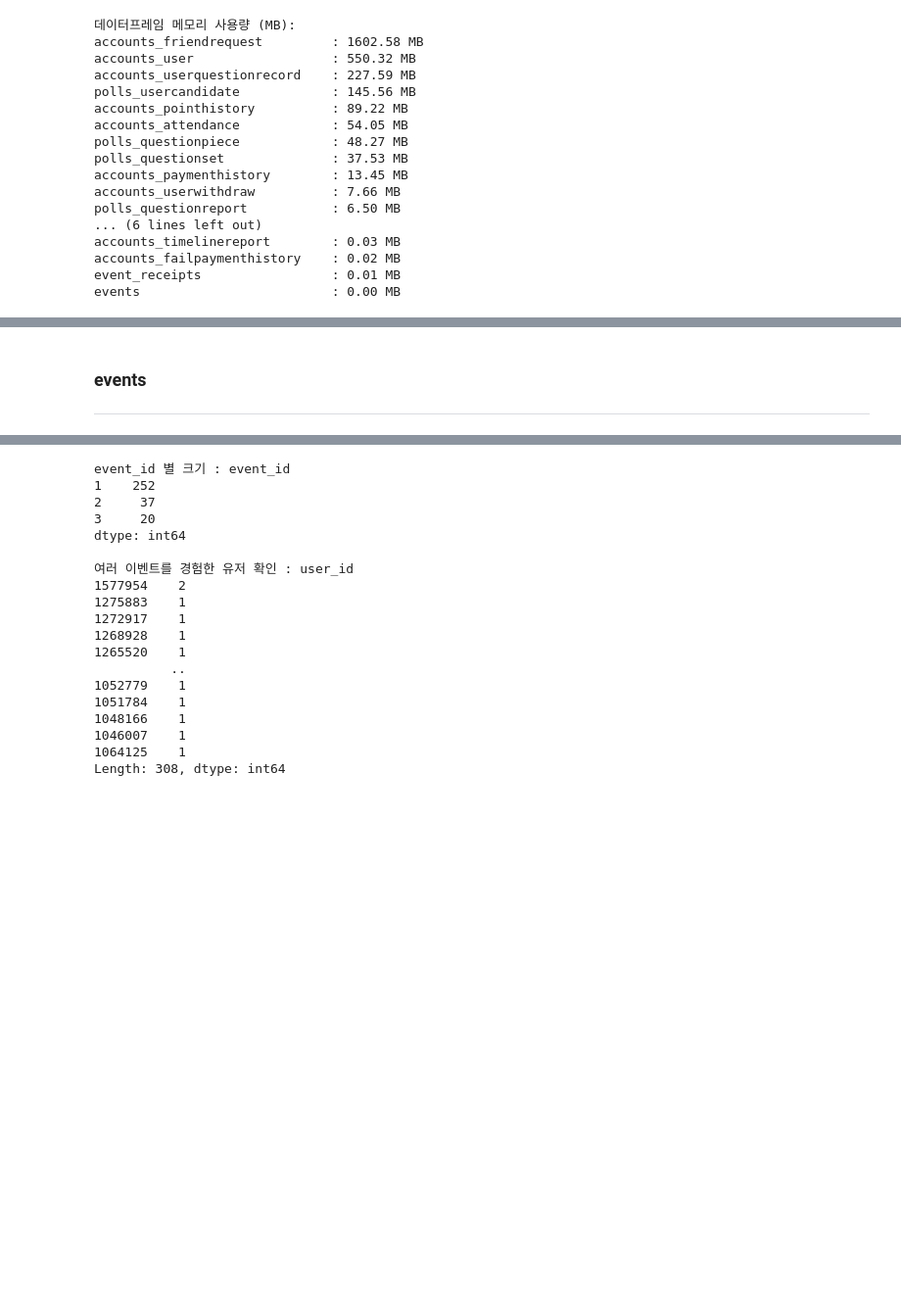
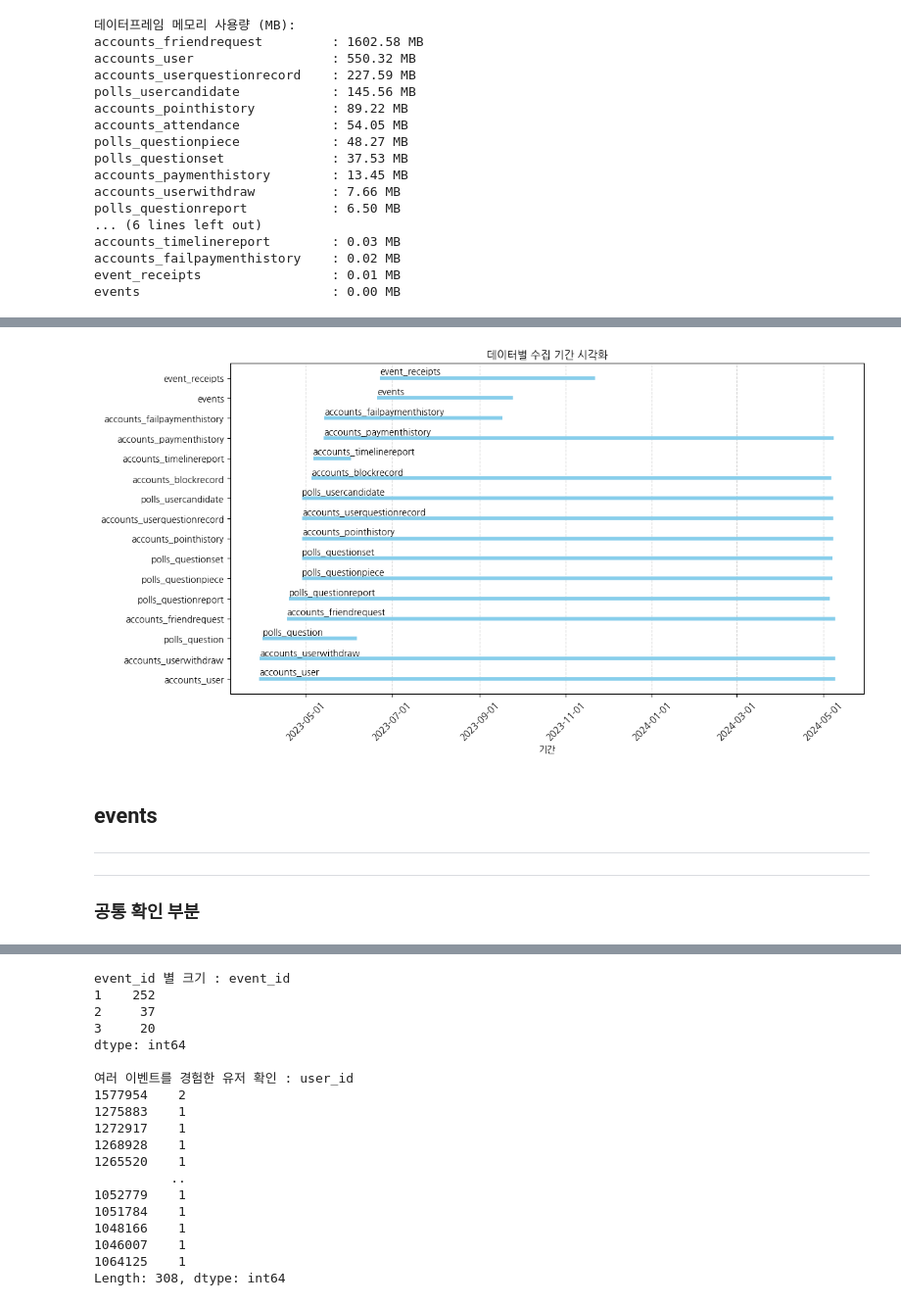
Before and after one commit to seung127/codeit_project, a Jupyter notebook: codeit-project-docker/사전작업_진행중.ipynb, the cells around one changed output, grey strips where cells are left out. Shown at 98% size. Cells and saved outputs as stored; diff of their text form; code cells hidden in the pictures; blank space fills up the shorter version.

```diff
--- a/codeit-project-docker/사전작업_진행중.ipynb
+++ b/codeit-project-docker/사전작업_진행중.ipynb
@@ -314,6 +403,46 @@ def check_data_info(df, verbose=True):
+# %%
+# 기간 정보가 있는 테이블만 사용
+df_plot = pd.DataFrame([
+    {
+        "title": title,
+        "start": info["start_date"],
+        "end": info["end_date"]
+    }
+    for title, info in df_user_summary.items()
+    if info.get("start_date") and info.get("end_date")
+])
+
+# y축: 테이블 이름을 index로 변환
+df_plot = df_plot.sort_values("start").reset_index(drop=True)
+
+plt.figure(figsize=(12, 6))
+
+for idx, row in df_plot.iterrows():
+    plt.hlines(
+        y=idx, xmin=row["start"], xmax=row["end"],
+        color='skyblue', linewidth=4
+    )
+    plt.text(row["start"], idx + 0.1, row["title"], fontsize=10, va='bottom')
+
+# x축 날짜 포맷 설정
+plt.gca().xaxis.set_major_formatter(mdates.DateFormatter('%Y-%m-%d'))
+plt.gca().xaxis.set_major_locator(mdates.AutoDateLocator())
+
+# y축 눈금 설정
+plt.yticks(range(len(df_plot)), df_plot["title"])
+plt.xlabel("기간")
+plt.title("데이터별 수집 기간 시각화")
+plt.grid(axis='x', linestyle='--', alpha=0.5)
+plt.tight_layout()
+plt.xticks(rotation=45)
+plt.show()
+# %% [output]
+[figure, added]
 # %% [markdown]
-### events
+## events
 ---
+---
+### 공통 확인 부분
 # %%
 check_data_info(df_dict["events"])
 # %% [output]
```
Also changed, not shown: parts of 98 cells of this notebook.
